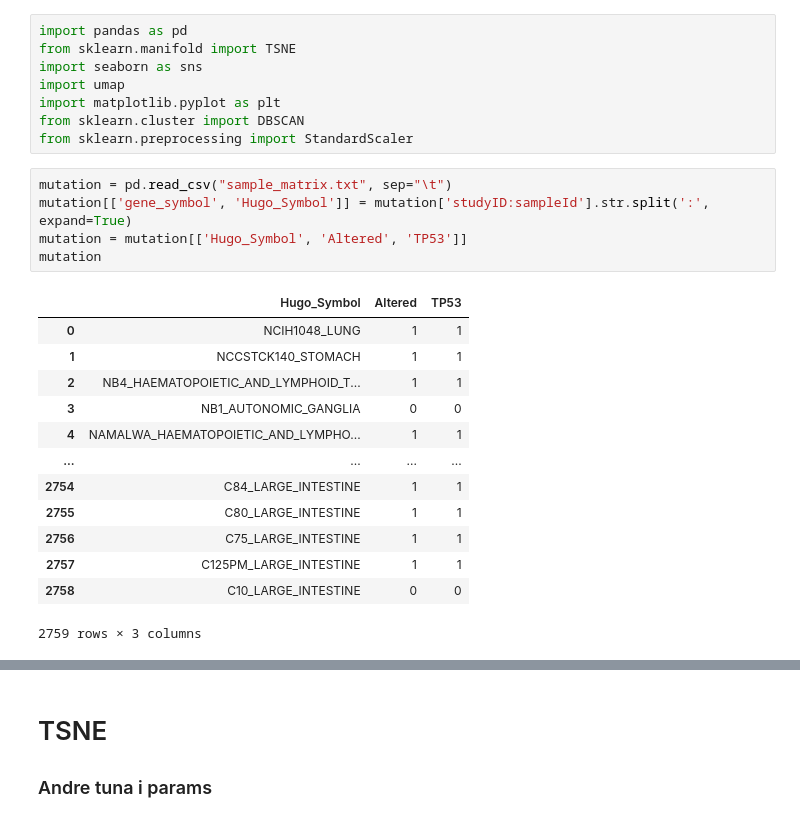
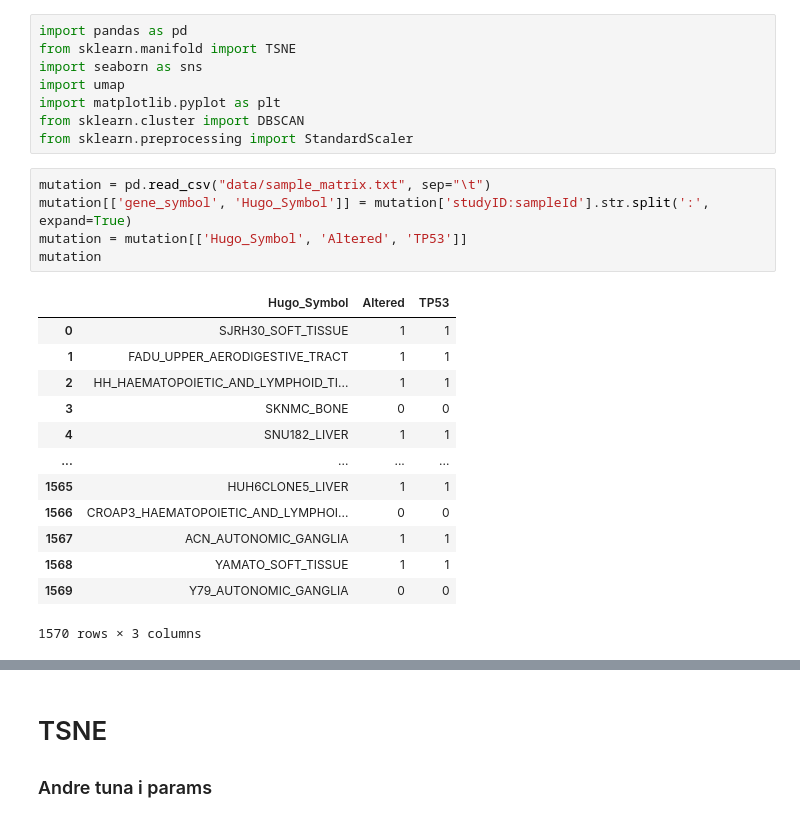
Before and after one commit to MichelangeloNardi/AILAB, a Jupyter notebook: tungtung_data_exploration.ipynb, the cells around one changed output, grey strips where cells are left out. Drawn from its saved outputs; the diff is of its cells as text.

Commit message:
"data/"

```diff
--- a/tungtung_data_exploration.ipynb
+++ b/tungtung_data_exploration.ipynb
@@ -7,22 +7,22 @@ import matplotlib.pyplot as plt
 from sklearn.cluster import DBSCAN
 from sklearn.preprocessing import StandardScaler
 # %%
-mutation = pd.read_csv("sample_matrix.txt", sep="\t")
+mutation = pd.read_csv("data/sample_matrix.txt", sep="\t")
 mutation[['gene_symbol', 'Hugo_Symbol']] = mutation['studyID:sampleId'].str.split(':', expand=True)
 mutation = mutation[['Hugo_Symbol', 'Altered', 'TP53']]
 mutation
 # %% [output]
 |  | Hugo_Symbol | Altered | TP53 |
-| 0 | NCIH1048_LUNG | 1 | 1 |
-| 1 | NCCSTCK140_STOMACH | 1 | 1 |
-| 2 | NB4_HAEMATOPOIETIC_AND_LYMPHOID_T... | 1 | 1 |
-| 3 | NB1_AUTONOMIC_GANGLIA | 0 | 0 |
-| 4 | NAMALWA_HAEMATOPOIETIC_AND_LYMPHO... | 1 | 1 |
+| 0 | SJRH30_SOFT_TISSUE | 1 | 1 |
+| 1 | FADU_UPPER_AERODIGESTIVE_TRACT | 1 | 1 |
+| 2 | HH_HAEMATOPOIETIC_AND_LYMPHOID_TI... | 1 | 1 |
+| 3 | SKNMC_BONE | 0 | 0 |
+| 4 | SNU182_LIVER | 1 | 1 |
 | ... | ... | ... | ... |
-| 2754 | C84_LARGE_INTESTINE | 1 | 1 |
-| 2755 | C80_LARGE_INTESTINE | 1 | 1 |
-| 2756 | C75_LARGE_INTESTINE | 1 | 1 |
-| 2757 | C125PM_LARGE_INTESTINE | 1 | 1 |
-| 2758 | C10_LARGE_INTESTINE | 0 | 0 |
+| 1565 | HUH6CLONE5_LIVER | 1 | 1 |
+| 1566 | CROAP3_HAEMATOPOIETIC_AND_LYMPHOI... | 0 | 0 |
+| 1567 | ACN_AUTONOMIC_GANGLIA | 1 | 1 |
+| 1568 | YAMATO_SOFT_TISSUE | 1 | 1 |
+| 1569 | Y79_AUTONOMIC_GANGLIA | 0 | 0 |
-2759 rows × 3 columns
+1570 rows × 3 columns
 # %%
```
Also changed, not shown: parts of 2 cells of this notebook.
